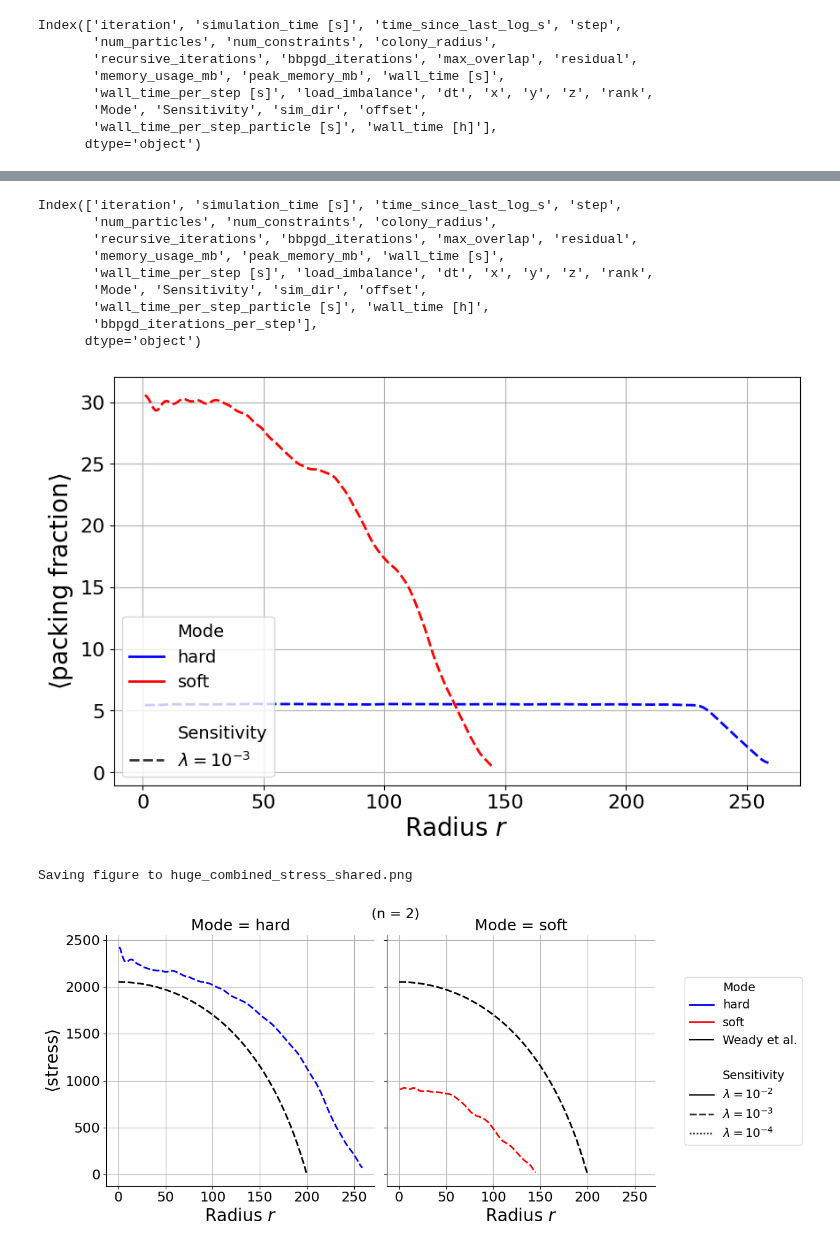
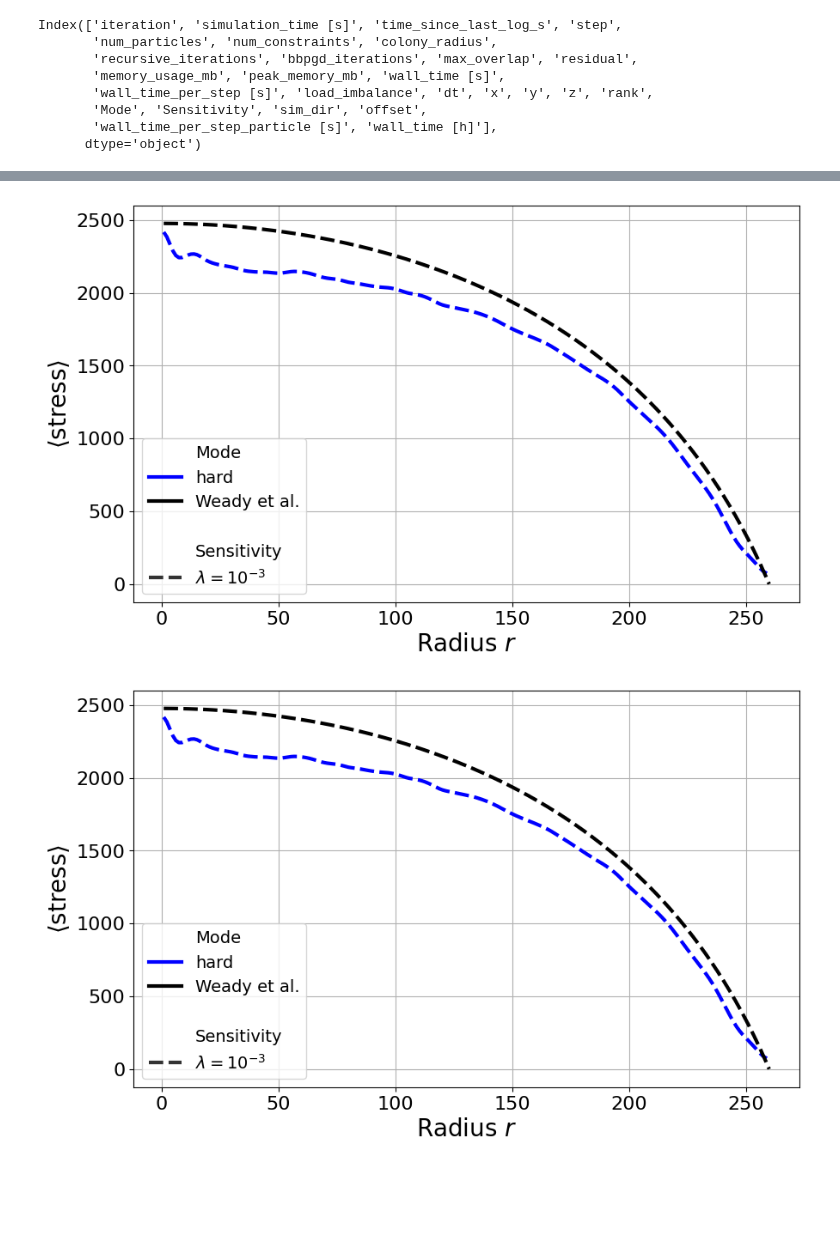
Before and after one commit to ManuelLerchner/ProliferatingCellCollectives-IDP, a Jupyter notebook: analysis/plot_huge.ipynb, the cells around one changed output, grey strips where cells are left out. Saved outputs shown, nothing was run; the diff lists cells and outputs as text; code cells hidden in the pictures; blank space fills up the shorter version.

```diff
--- a/analysis/plot_huge.ipynb
+++ b/analysis/plot_huge.ipynb
@@ -197,7 +197,7 @@ def plot_parameter_over_time(sim_dict, x, y, yscale=None, xscale=None, outname=N
         style=style,        # line style by exponent
         ax=ax,
         **kwargs,
-        lw=2, ms=10,
+        lw=3, ms=10,
         palette=MODE_COLORS,
         style_order=(LINE_STYLES.keys()),
         markers=False,
@@ -362,7 +362,7 @@ def plot_radial_distribution(particles_dict, variable, bin_size=2.0, outname=Non
         ax=ax,
         # palette=MODE_COLORS,
         **kwargs,
-        lw=2, ms=10,
+        lw=3, ms=10,
         palette=MODE_COLORS,
         style_order=LINE_STYLES.keys(),
         markers=False,
@@ -544,7 +544,7 @@ def plot_radial_distribution_shared(particles_dict, variable, bin_size=2.0, outn
 from load_combined import load_combined
 
 source_folders = [
-    "../data/huge",
+    "../data/huge/output_hard",
 
 ]
 
@@ -559,6 +559,6 @@ for folder in source_folders:
         if any(f.endswith(".pvtu") for f in os.listdir(root)):
             sim_dirs.append(os.path.join(root))
 
-particles_dict, sim_dict, params_dict = load_combined(sim_dirs, offset=-5)
+particles_dict, sim_dict, params_dict = load_combined(sim_dirs, offset=-2)
 # %% [output]
 loading ../data/huge/output_hard/112ranks/vtk_output_hard
@@ -690,29 +803,12 @@ plot_parameter_over_time(sim_dict, "simulation_time [s]", "num_particles", yscal
-# %%
-sim_dict.keys()
-# %% [output]
-Index(['iteration', 'simulation_time [s]', 'time_since_last_log_s', 'step',
-       'num_particles', 'num_constraints', 'colony_radius',
-       'recursive_iterations', 'bbpgd_iterations', 'max_overlap', 'residual',
-       'memory_usage_mb', 'peak_memory_mb', 'wall_time [s]',
-       'wall_time_per_step [s]', 'load_imbalance', 'dt', 'x', 'y', 'z', 'rank',
-       'Mode', 'Sensitivity', 'sim_dir', 'offset',
-       'wall_time_per_step_particle [s]', 'wall_time [h]',
-       'bbpgd_iterations_per_step'],
-      dtype='object')
-# %%
-plot_radial_distribution(particles_dict, "packing_fraction", bin_size,
-                         xlabel="Radius $r$", ylabel="$\\langle \\text{packing fraction} \\rangle$", errorbar=("se", 5), outname="huge_combined_packing_fraction.png");
-# %% [output]
-[figure, removed]
 # %%
 
 
 
-plot_radial_distribution_shared(particles_dict, "stress", bin_size, plot_theory=True,
+plot_radial_distribution(particles_dict, "stress", bin_size, plot_theory=True,
                          xlabel="Radius $r$", ylabel="$\\langle \\text{stress} \\rangle$", outname="huge_combined_stress_shared.png",   errorbar=("se", 1))
 # %% [output]
-Saving figure to huge_combined_stress_shared.png
-[figure, old version]
+[figure, new version]
+[figure, added]
 # %%
 particles_dict["sim_dir"].unique()
 # %% [output]
```
Also changed, not shown: parts of 19 cells of this notebook, 10 other files.
